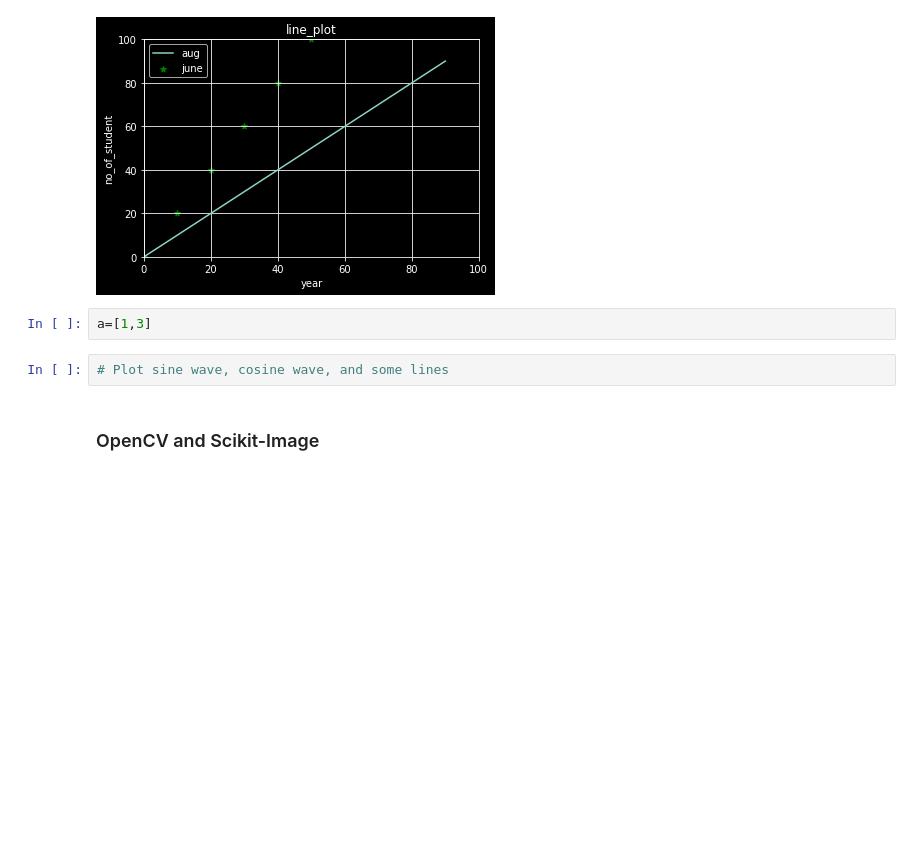
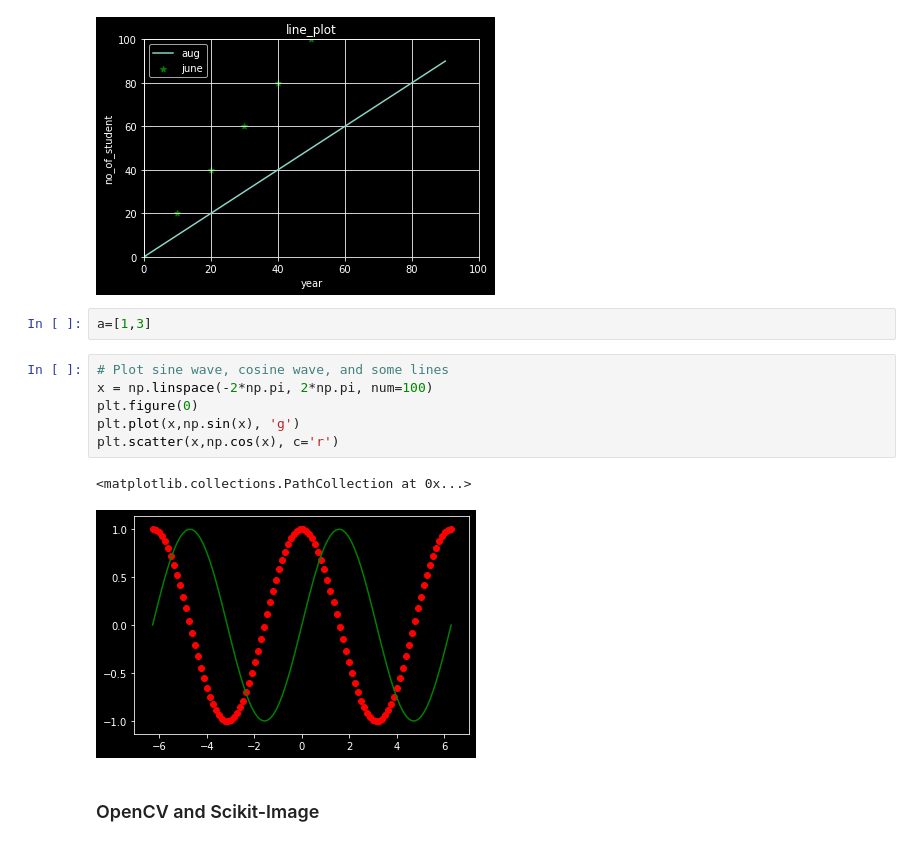
Before and after one commit to shreyakapoor08/ML-Practice, a Jupyter notebook: Libraries and Statistical Computation-Copy1.ipynb, the cells around one changed output. Drawn from its saved outputs; the diff is of its cells as text; blank space fills up the shorter version.

Commit message:
sin cos graph

```diff
--- a/Libraries and Statistical Computation-Copy1.ipynb
+++ b/Libraries and Statistical Computation-Copy1.ipynb
@@ -130,8 +130,15 @@ plt.show()
 [figure]
 # %%
 a=[1,3]
-# %%
-# Plot sine wave, cosine wave, and some lines
+# %%
+# Plot sine wave, cosine wave, and some lines
+x = np.linspace(-2*np.pi, 2*np.pi, num=100)
+plt.figure(0)
+plt.plot(x,np.sin(x), 'g')
+plt.scatter(x,np.cos(x), c='r')
+# %% [output]
+<matplotlib.collections.PathCollection at 0x...>
+[figure, added]
 # %% [markdown]
 ### OpenCV and Scikit-Image
 # %%
```
